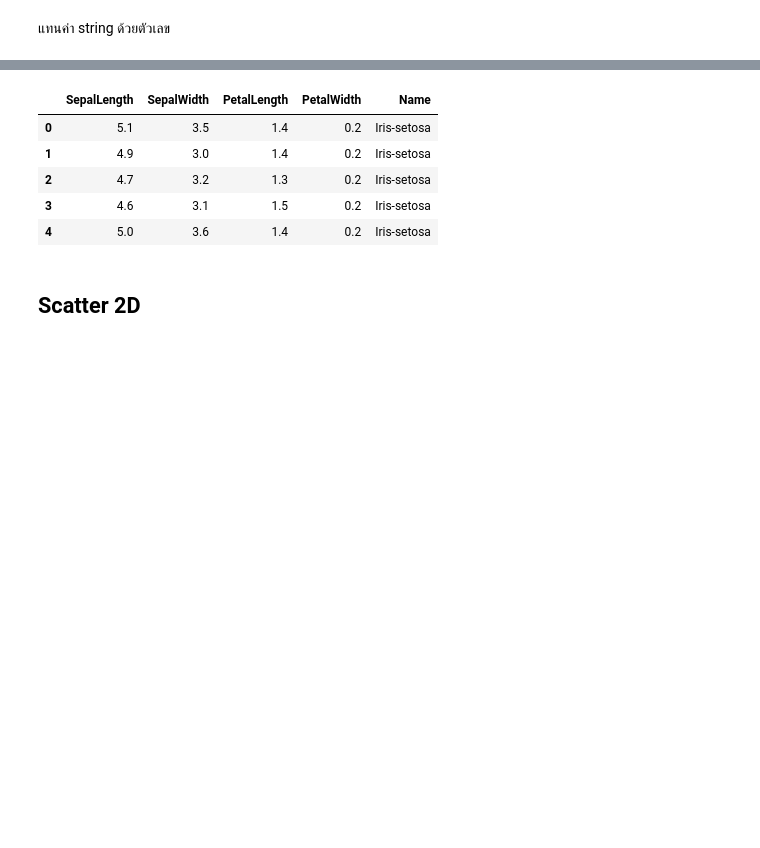
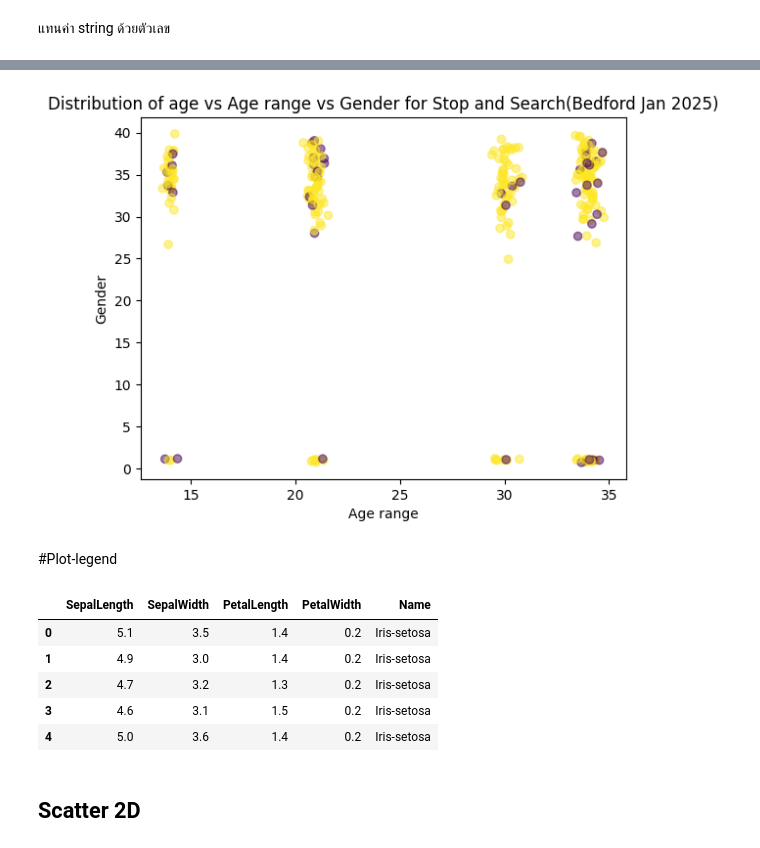
Before and after one commit to Konwalai1111/dataviz2025, a Jupyter notebook: Visualize_Data_Distribution.ipynb, the cells around one changed output, grey strips where cells are left out. Cells and saved outputs as stored; diff of their text form; code cells hidden in the pictures; blank space fills up the shorter version.

```diff
--- a/Visualize_Data_Distribution.ipynb
+++ b/Visualize_Data_Distribution.ipynb
@@ -155,3 +176,13 @@ plt.scatter(stopandsearch_df_dropna['Age range'],stopandsearch_df_dropna['Gender
+# %%
+plt.scatter(stopandsearch_df_dropna['Age range'],stopandsearch_df_dropna['Gender']
+            ,c=stopandsearch_df_dropna['Officer-defined ethnicity'],alpha = 0.5)
+plt.title('Distribution of age vs Age range vs Gender for Stop and Search(Bedford Jan 2025)')
+plt.xlabel('Age range')
+plt.ylabel('Gender');
+# %% [output]
+[figure, added]
+# %% [markdown]
+#Plot-legend
 # %%
 df = pd.read_csv('https://raw.github.com/pandas-dev/pandas/master/pandas/tests/io/data/csv/iris.csv')
 df.head()
```
Also changed, not shown: parts of 36 cells of this notebook.
